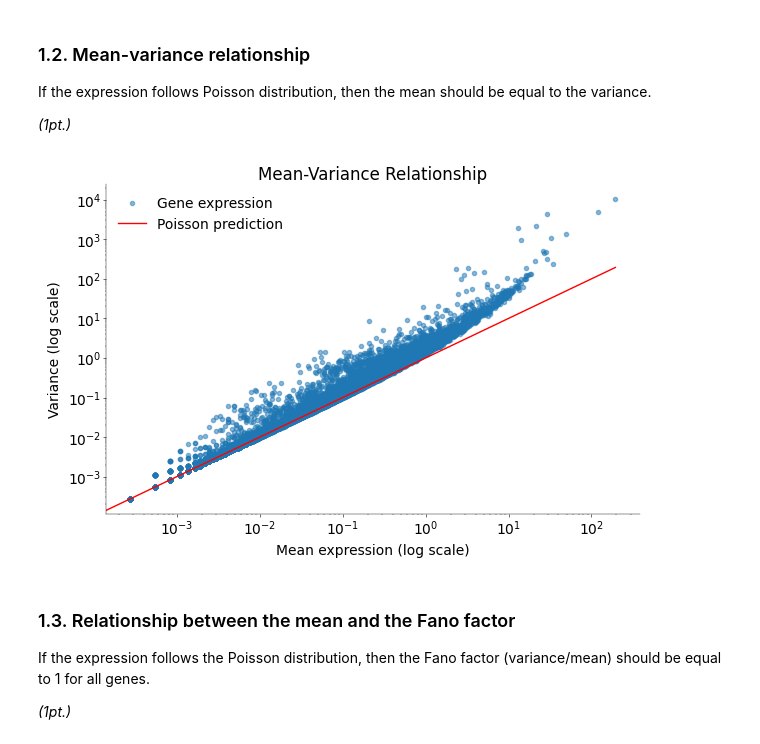
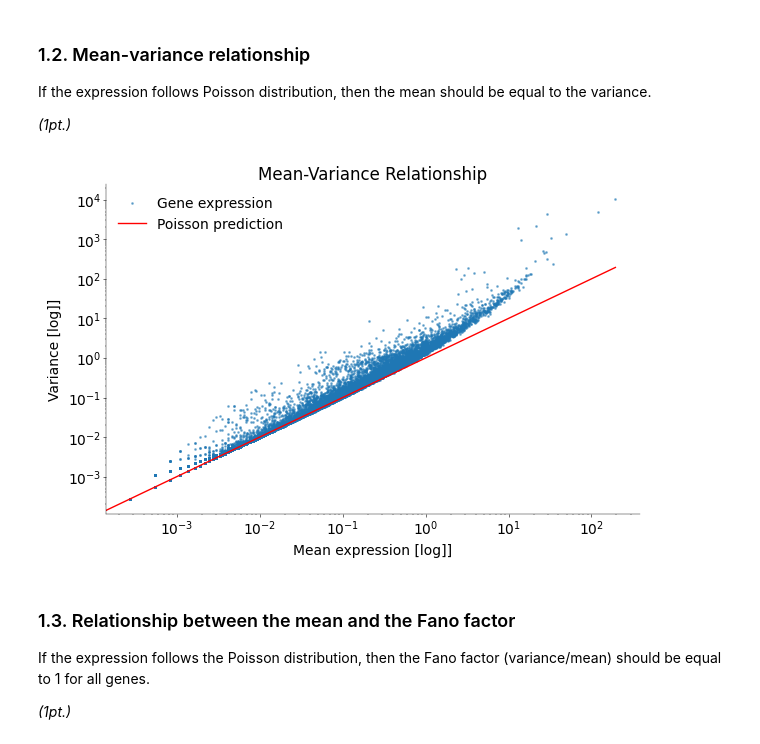
Before and after one commit to stedavkle/uni-tue-nds, a Jupyter notebook: CL7/notebooks/CodingLab7.ipynb, the cells around one changed output. Saved outputs shown, nothing was run; the diff lists cells and outputs as text; code cells hidden in the pictures.

```diff
--- a/CL7/notebooks/CodingLab7.ipynb
+++ b/CL7/notebooks/CodingLab7.ipynb
@@ -222,26 +194,26 @@ avg_exp = np.mean(counts, axis=0)
 # %%
 # Plot the mean-variance relationship on a log-log plot
 # Plot the Poisson prediction as a line
 
 fig, ax = plt.subplots(figsize=(6, 4))
-ax.scatter(avg_exp, var_exp, alpha=0.5, label="Gene expression")
+ax.scatter(avg_exp, var_exp, s=4, alpha=0.5, label="Gene expression")
 ax.set_yscale("log")
 ax.set_xscale("log")
-ax.set_xlabel("Mean expression (log scale)")
-ax.set_ylabel("Variance (log scale)")
+ax.set_xlabel("Mean expression [log]]")
+ax.set_ylabel("Variance [log]]")
 ax.set_title("Mean-Variance Relationship")
 
 x = np.linspace(0, max(avg_exp), 100)
 y = x  # For Poisson distribution, variance = mean
 ax.plot(x, y, color="red", label="Poisson prediction")
 ax.legend()
 plt.show()
 # ----------------------------
 # plot variance vs mean (1 pt)
 # incl. computing mean and var
 # ----------------------------
 # %% [output]
-[figure, old version]
+[figure, new version]
 # %% [markdown]
 ### 1.3. Relationship between the mean and the Fano factor
 
```
Also changed, not shown: parts of 13 cells of this notebook.
